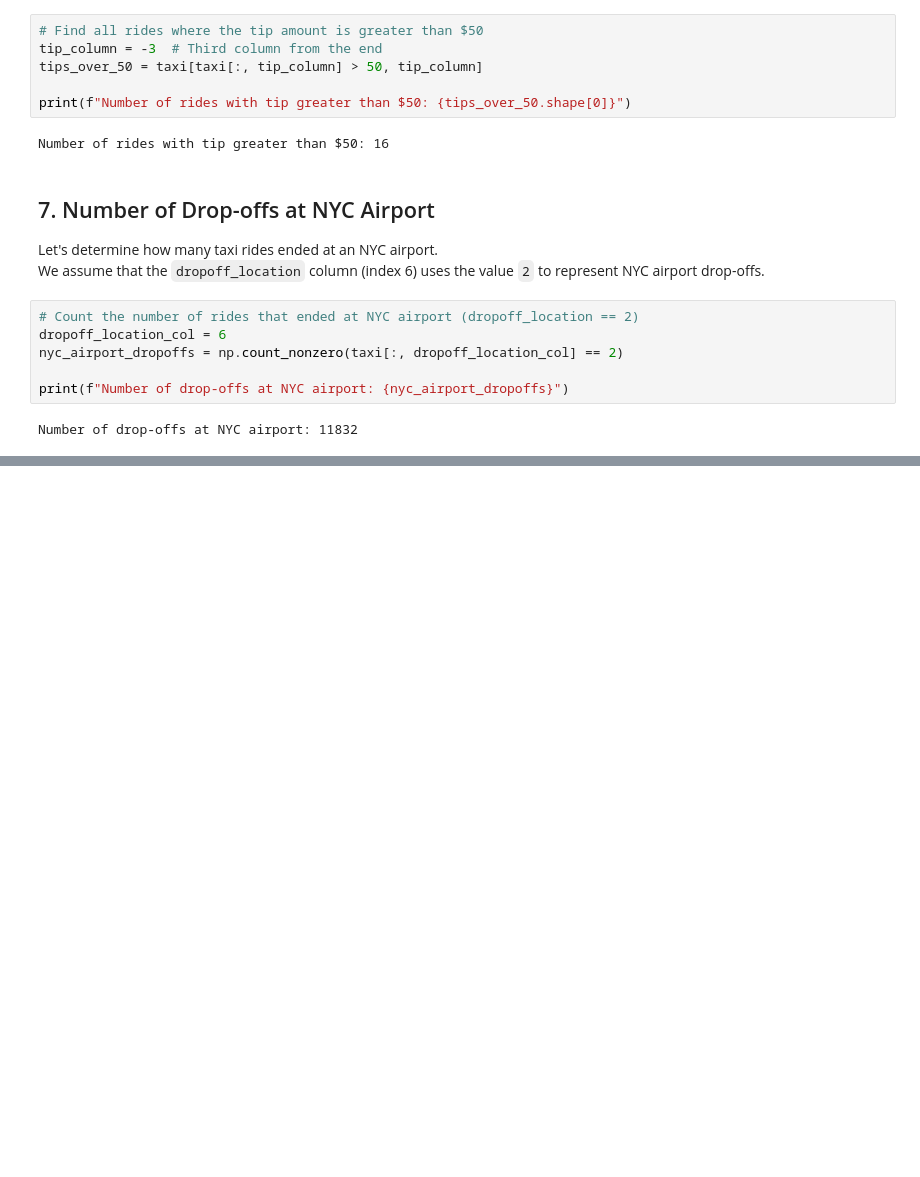
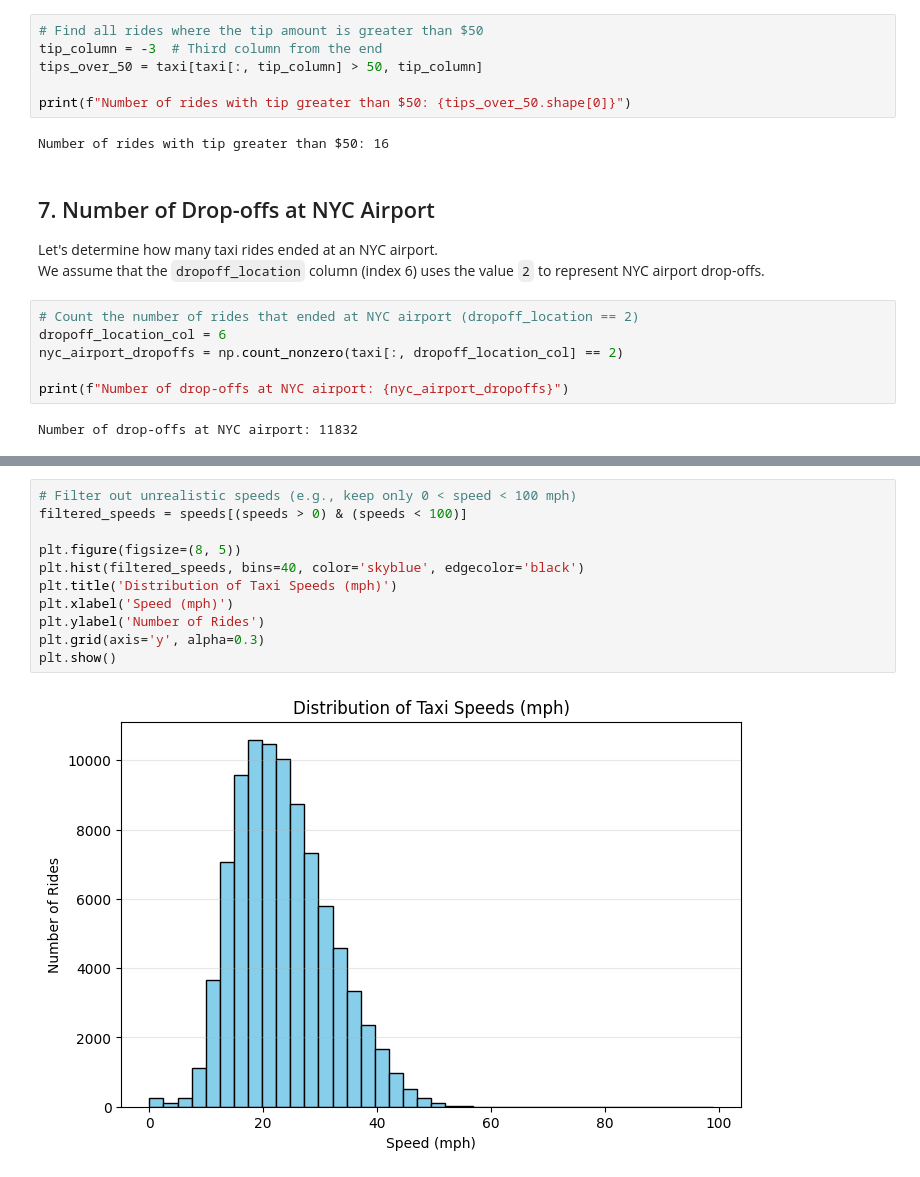
Before and after one commit to waleedarif1011/Taxi_Rides, a Jupyter notebook: CabsDataAnalysis.ipynb, the cells around one changed output, grey strips where cells are left out. Saved outputs shown, nothing was run; the diff lists cells and outputs as text; blank space fills up the shorter version.

Commit message:
Updated visualization content

```diff
--- a/CabsDataAnalysis.ipynb
+++ b/CabsDataAnalysis.ipynb
@@ -121,0 +132,13 @@ Number of drop-offs at NYC airport: 11832
+# %%
+# Filter out unrealistic speeds (e.g., keep only 0 < speed < 100 mph)
+filtered_speeds = speeds[(speeds > 0) & (speeds < 100)]
+
+plt.figure(figsize=(8, 5))
+plt.hist(filtered_speeds, bins=40, color='skyblue', edgecolor='black')
+plt.title('Distribution of Taxi Speeds (mph)')
+plt.xlabel('Speed (mph)')
+plt.ylabel('Number of Rides')
+plt.grid(axis='y', alpha=0.3)
+plt.show()
+# %% [output]
+[figure, added]
```
Also changed, not shown: parts of 4 cells of this notebook, 1 other file.
